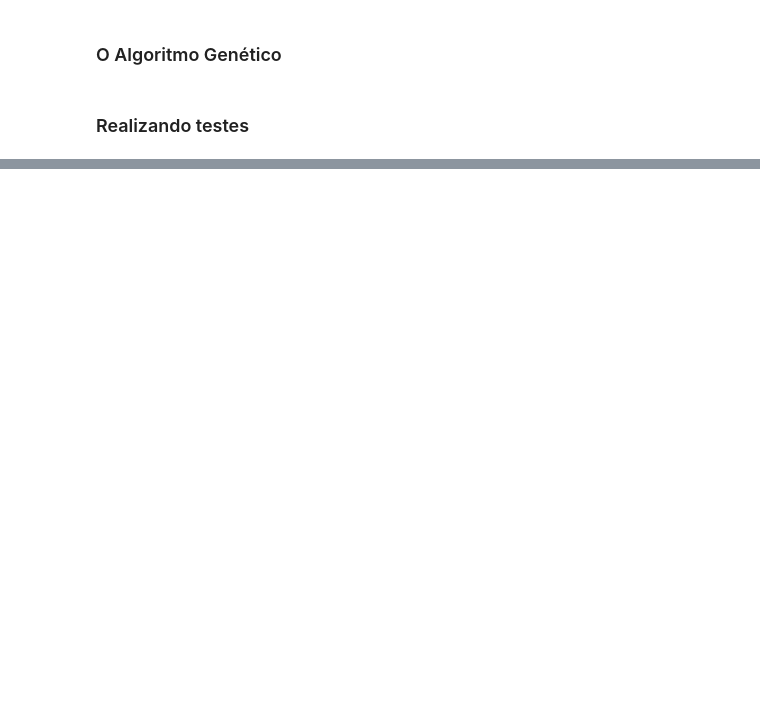
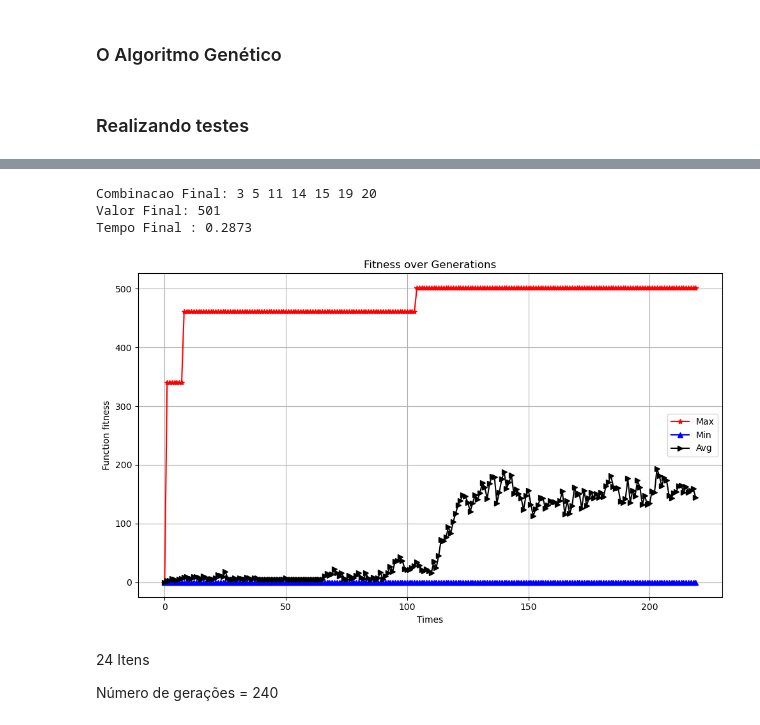
Before and after one commit to Francis1408/Genetic_Algorithm_Implementations, a Jupyter notebook: Knapsack_Problem.ipynb, the cells around one changed output, grey strips where cells are left out. Cells and saved outputs as stored; diff of their text form; code cells hidden in the pictures; blank space fills up the shorter version.

```diff
--- a/Knapsack_Problem.ipynb
+++ b/Knapsack_Problem.ipynb
@@ -540,0 +605,18 @@ Tempo Final : 0.1146
+# %%
+# Teste com 22 itens
+best_individual22, best_fiteness_generation22, worst_fitness_per_generation22, avg_fitness_per_generation22, finalTime22 = geneticAlgorithm(items22)
+
+# Printando resultados
+showResultsGA(best_individual22, finalTime22)
+
+# Gerando grafico
+plotGraph(best_fiteness_generation22, worst_fitness_per_generation22, avg_fitness_per_generation22)
+# %% [output]
+Combinacao Final: 3 5 11 14 15 19 20
+Valor Final: 501
+Tempo Final : 0.2873
+[figure, added]
+# %% [markdown]
+24 Itens
+
+Número de gerações = 240
```
Also changed, not shown: parts of 51 cells of this notebook.
